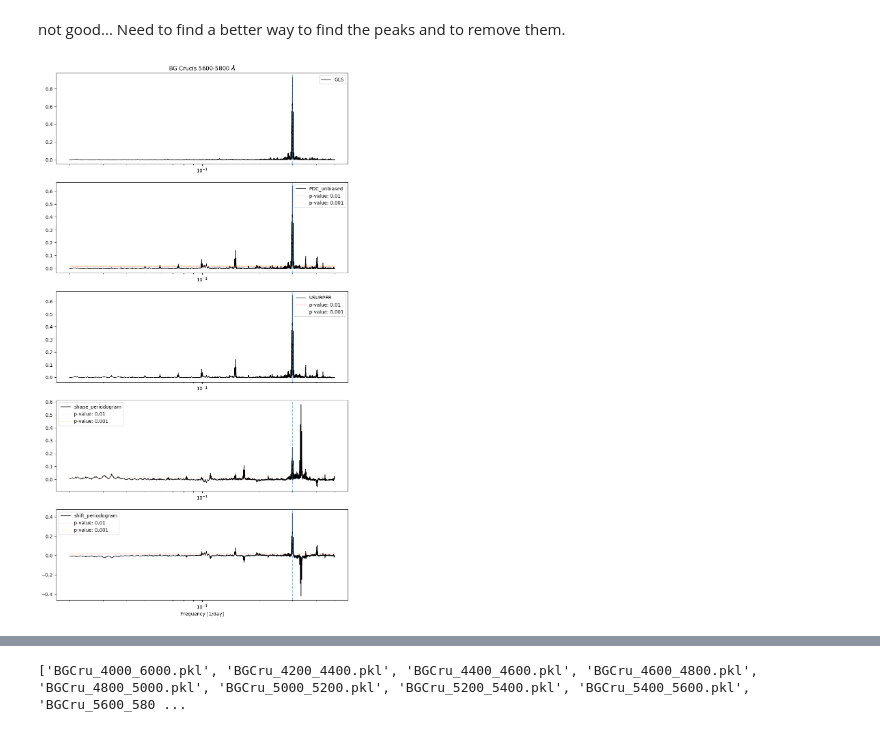
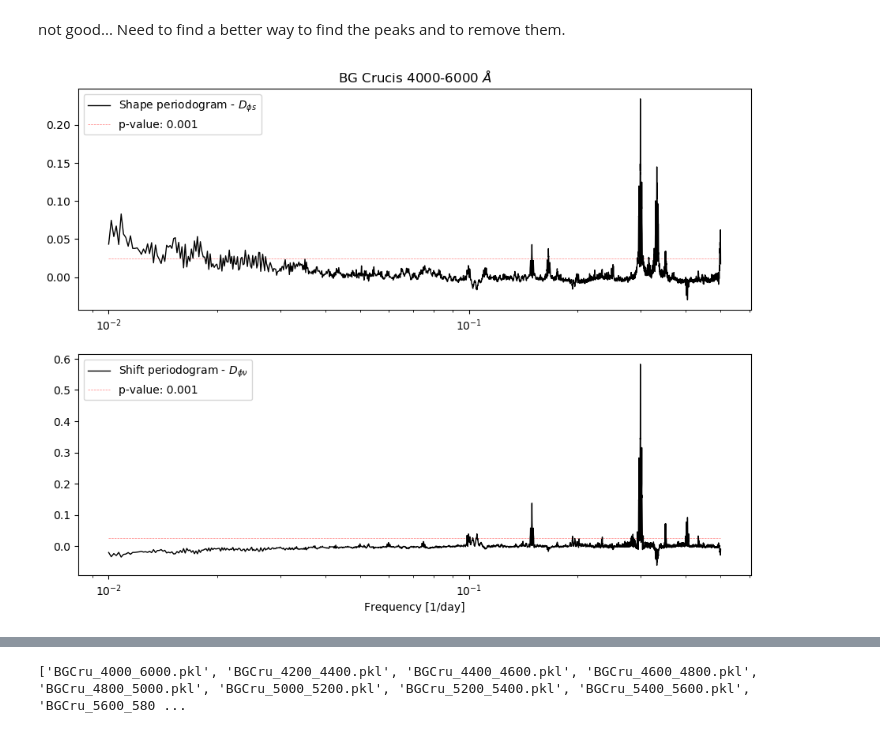
Before and after one commit to kbarbey/Master-Thesis, a Jupyter notebook: main/S1D/test_peak_finding.ipynb, the cells around one changed output, grey strips where cells are left out. Saved outputs shown, nothing was run; the diff lists cells and outputs as text; code cells hidden in the pictures.

```diff
--- a/main/S1D/test_peak_finding.ipynb
+++ b/main/S1D/test_peak_finding.ipynb
@@ -101,6 +11,7 @@ def plot_function_peak_positions(nov, Fs_nov, peaks, title='', figsize=(18,6)):
 # %%
-# plot the periodograms by opening the pickle file
+# Load the data
 
-file = open(r'C:\Users\kentb\Desktop\PDM\thesis\main\S1D\results\BGCru5600_5800.pkl', "rb")
+path = os.path.join(r'C:\Users\kentb\Desktop\PDM\data\products', 'BGCru_4000_6000.pkl')
+file = open(path, "rb")
 obs_data = pickle.load(file)
 file.close()
@@ -120,6 +103,6 @@ plot_function_peak_positions(nov = signal,Fs_nov=1, peaks=peaks, title=title)
 # %% [markdown]
 not good... Need to find a better  way to find the peaks and to remove them.
 # %%
-obs_data.periodicity_detector.plot_periodograms(annotate_pval=[1e-2,1e-3], plot_vals=False,title=r"BG Crucis 5600-5800 $\AA$", log_scale=True)
+obs_data.periodicity_detector.plot_periodograms(annotate_pval=[1e-3], plot_rv=False,title=r"BG Crucis 4000-6000 $\AA$", log_scale=True)
 # %% [output]
-[figure, old version]
+[figure, new version]
```
Also changed, not shown: parts of 13 cells of this notebook, 1 other file.
